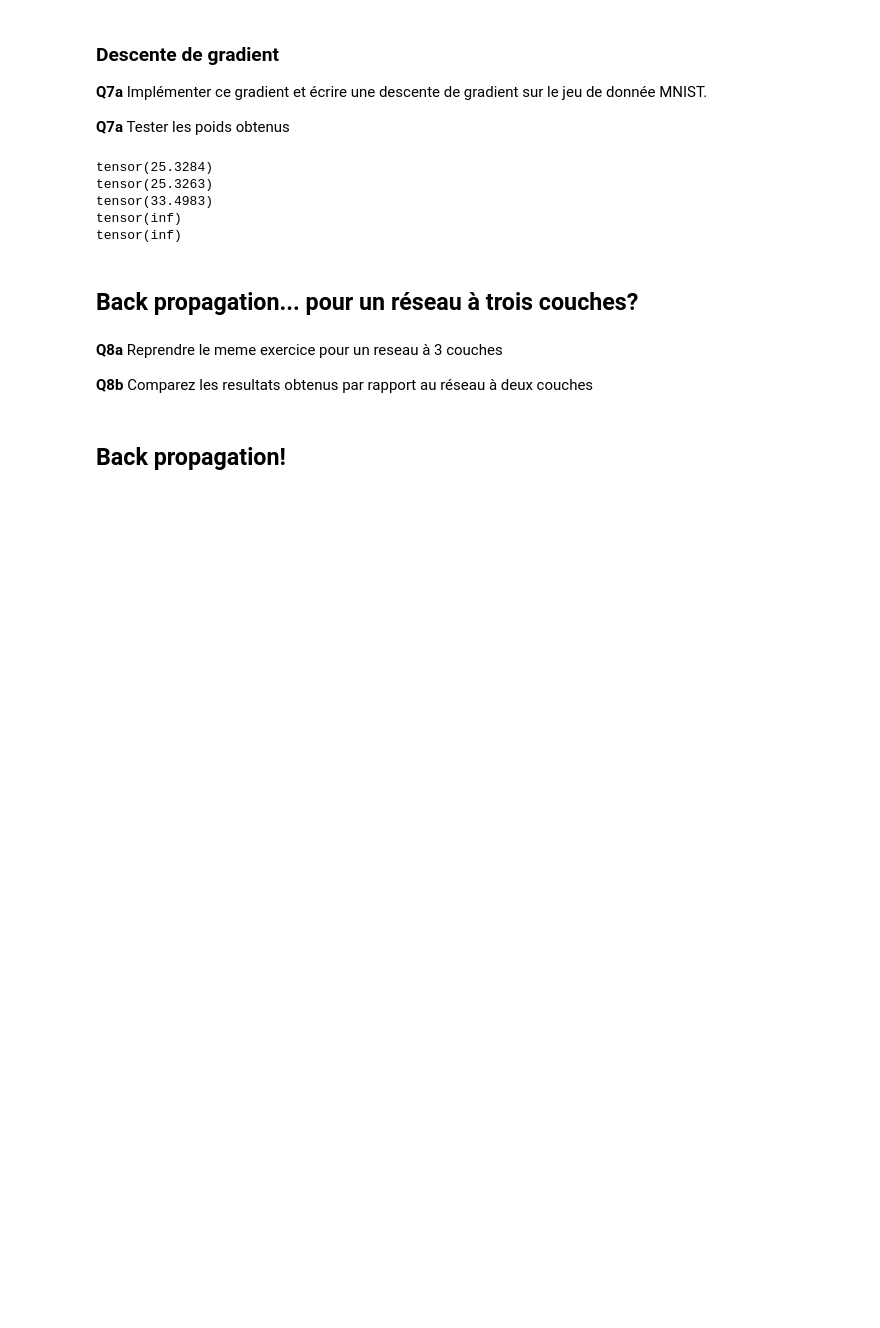
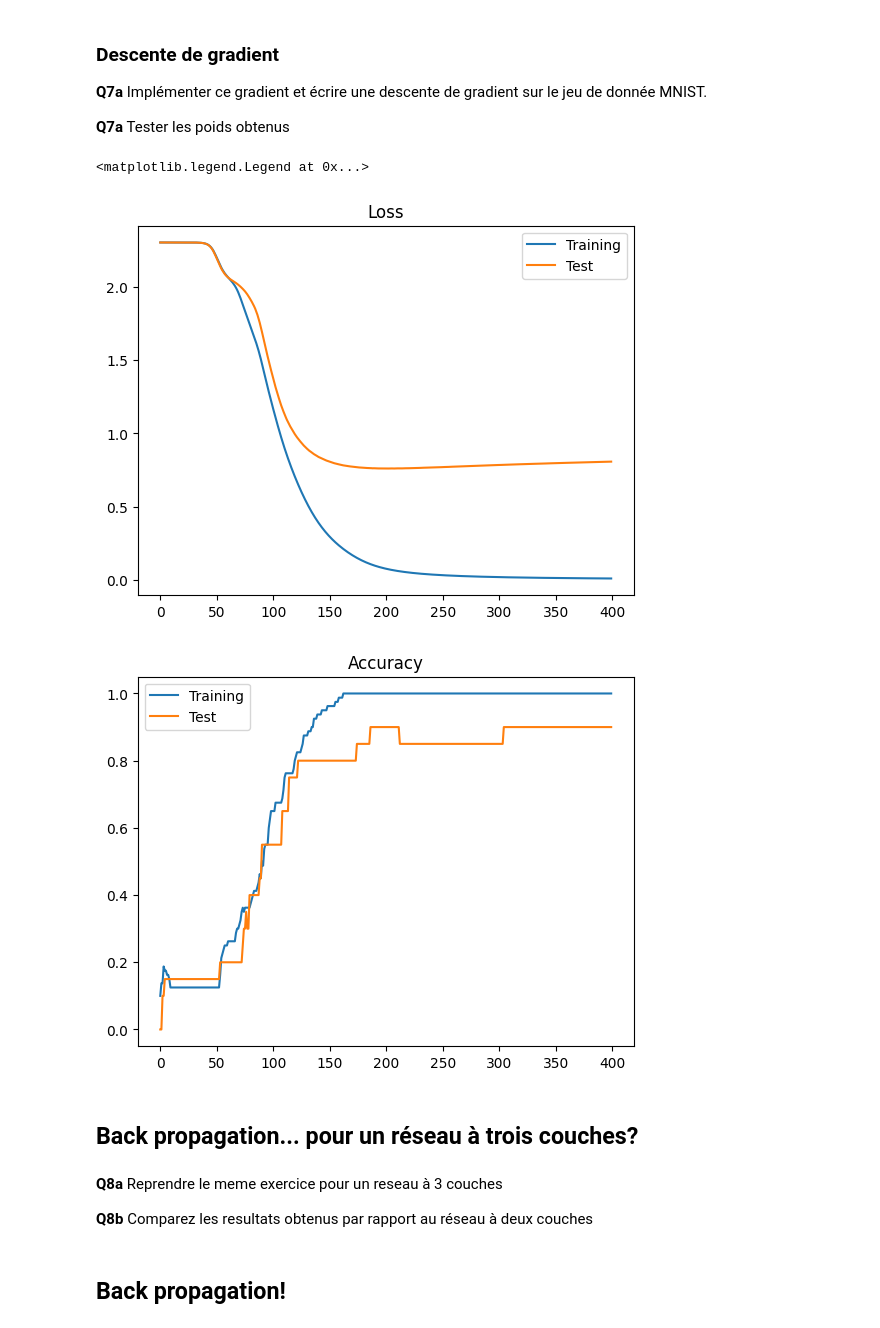
Before and after one commit to slietar/su-courses, a Jupyter notebook: deeplife/tme1/TME 1 Deeplife-version-etudiants.ipynb, the cells around one changed output. Cells and saved outputs as stored; diff of their text form; code cells hidden in the pictures; blank space fills up the shorter version.

```diff
--- a/deeplife/tme1/TME 1 Deeplife-version-etudiants.ipynb
+++ b/deeplife/tme1/TME 1 Deeplife-version-etudiants.ipynb
@@ -131,8 +131,8 @@ Aide:
 m = 12
 # weights1 = torch.rand((m, 28 * 28))
 # weights2 = torch.rand((10, m))
-weights1 = (torch.rand((m, 28 * 28)) * 2.0 - 1.0) * 1e-5
-weights2 = (torch.rand((10, m)) * 2.0 - 1.0) * 1e-5
+weights1 = (torch.rand((m, 28 * 28)) * 2.0 - 1.0)
+weights2 = (torch.rand((10, m)) * 2.0 - 1.0)
 
 two_layer(weights1, weights2, img_tensor)
 # %% [output]
@@ -252,22 +334,46 @@ data_ys = torch.tensor([label for _, label in dataset][:image_count])
-# %%
-w1 = weights1.clone()
-w2 = weights2.clone()
-
-eps = 1e-2
-
-for epoch in range(5):
-  l = loss_all(w1, w2, data_xs, data_ys)
-  print(l)
-
-  g = grad_loss_all(w1, w2, data_xs, data_ys)
-  w1 -= eps * g[0]
-  w2 -= eps * g[1]
-# %% [output]
-tensor(25.3284)
-tensor(25.3263)
-tensor(33.4983)
-tensor(inf)
-tensor(inf)
+# %%
+w1 = weights1.clone()
+w2 = weights2.clone()
+
+eps = 1e-5
+epoch_count = 400
+losses = torch.empty((epoch_count, 2))
+acc = torch.empty((epoch_count, 2))
+
+def accuracy_all(weights1: Tensor, weights2, xs: Tensor, ys: Tensor):
+  return (torch.tensor([two_layer(weights1, weights2, x).softmax(dim=0).argmax() for x in xs]) == ys).sum() / len(ys)
+
+for epoch in range(epoch_count):
+  losses[epoch, 0] = loss_all(w1, w2, data_xs_training, data_ys_training) / len(data_ys_training)
+  losses[epoch, 1] = loss_all(w1, w2, data_xs_test, data_ys_test) / len(data_ys_test)
+
+  acc[epoch, 0] = accuracy_all(w1, w2, data_xs_training, data_ys_training)
+  acc[epoch, 1] = accuracy_all(w1, w2, data_xs_test, data_ys_test)
+
+  # print(epoch, 'Loss', l)
+
+  g = grad_loss_all(w1, w2, data_xs_training, data_ys_training)
+  w1 -= eps * g[0]
+  w2 -= eps * g[1]
+
+
+fig, ax = plt.subplots()
+
+ax.set_title('Loss')
+ax.plot(torch.arange(epoch_count), losses[:, 0], label='Training')
+ax.plot(torch.arange(epoch_count), losses[:, 1], label='Test')
+ax.legend()
+
+fig, ax2 = plt.subplots()
+
+ax2.set_title('Accuracy')
+ax2.plot(torch.arange(epoch_count), acc[:, 0], label='Training')
+ax2.plot(torch.arange(epoch_count), acc[:, 1], label='Test')
+ax2.legend()
+# %% [output]
+<matplotlib.legend.Legend at 0x...>
+[figure, added]
+[figure, added]
 # %% [markdown]
 ## Back propagation... pour un réseau à trois couches?
 # %% [markdown]
```
Also changed, not shown: parts of 5 cells of this notebook.
